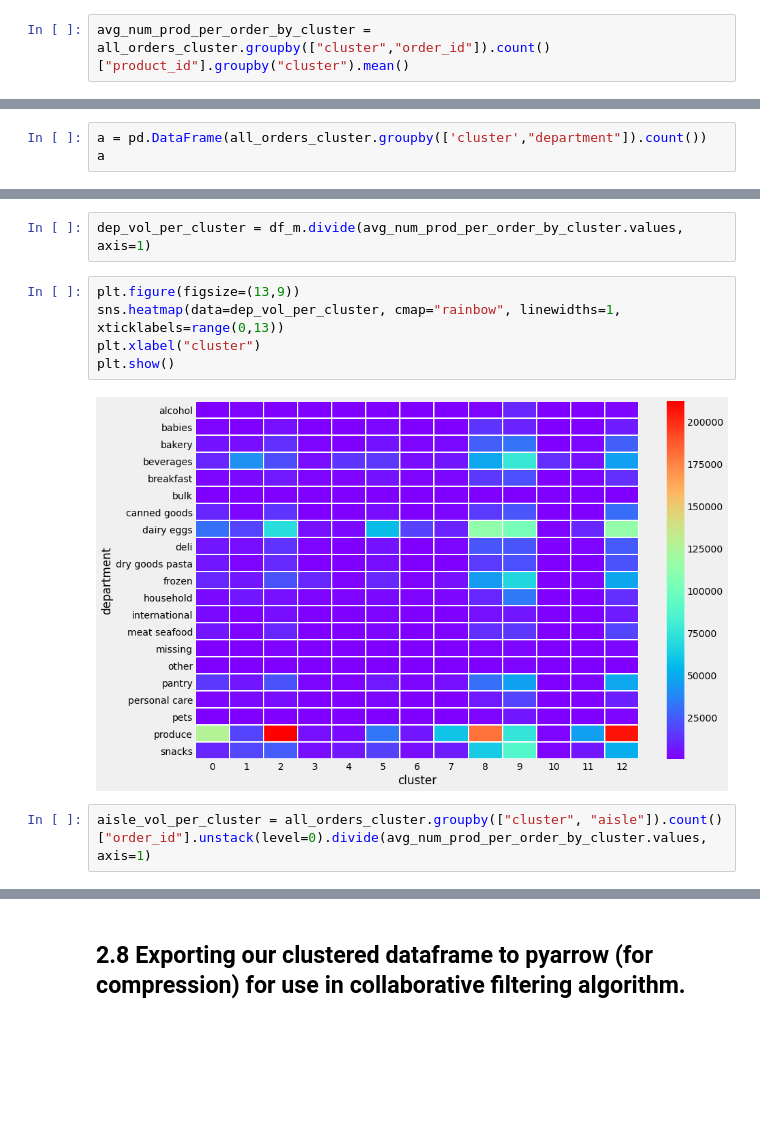
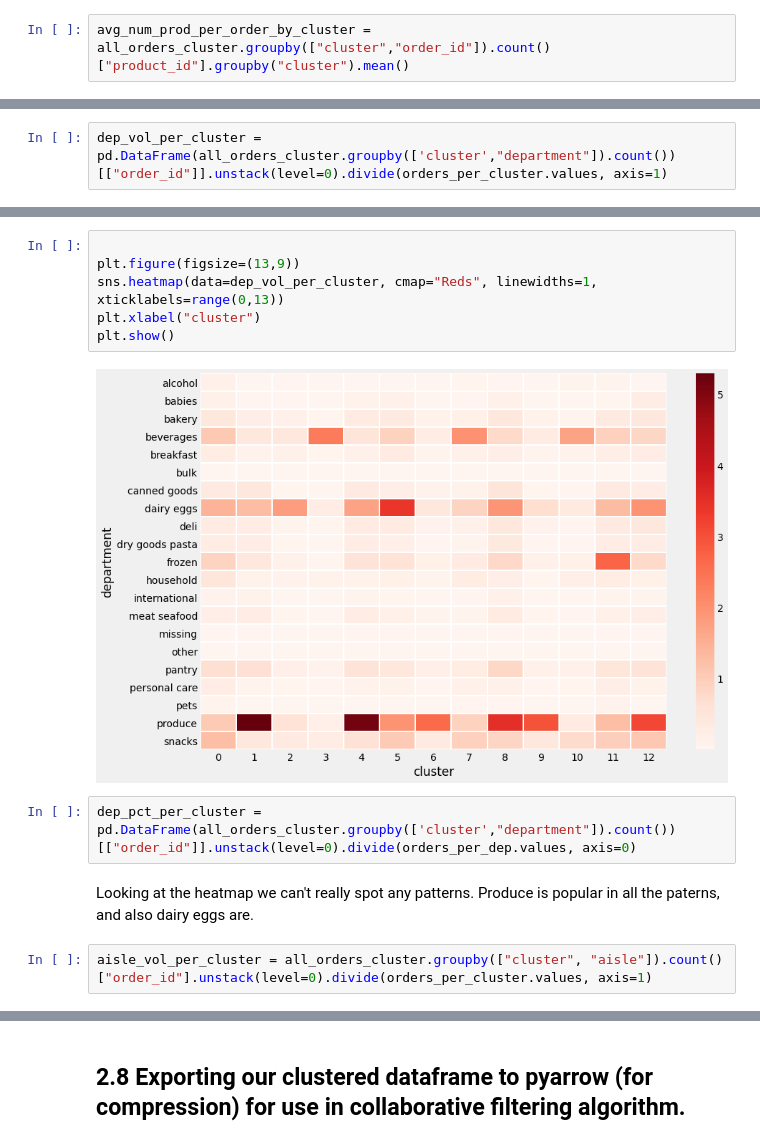
Before and after one commit to lmo272/instacart-product-recommender, a Jupyter notebook: 2_Clustering/2_clustering.ipynb, the cells around one changed output, grey strips where cells are left out. Cells and saved outputs as stored; diff of their text form; blank space fills up the shorter version.

```diff
--- a/2_Clustering/2_clustering.ipynb
+++ b/2_Clustering/2_clustering.ipynb
@@ -386,3 +373,2 @@ plt.show()
 # %%
-a = pd.DataFrame(all_orders_cluster.groupby(['cluster',"department"]).count())
-a
+dep_vol_per_cluster = pd.DataFrame(all_orders_cluster.groupby(['cluster',"department"]).count())[["order_id"]].unstack(level=0).divide(orders_per_cluster.values, axis=1)
@@ -428,13 +375,16 @@ df_m
-# %%
-dep_vol_per_cluster = df_m.divide(avg_num_prod_per_order_by_cluster.values, axis=1)
 # %%
+
 plt.figure(figsize=(13,9))
-sns.heatmap(data=dep_vol_per_cluster, cmap="rainbow", linewidths=1, xticklabels=range(0,13))
+sns.heatmap(data=dep_vol_per_cluster, cmap="Reds", linewidths=1, xticklabels=range(0,13))
 plt.xlabel("cluster")
 plt.show()
 # %% [output]
-[figure, old version]
+[figure, new version]
+# %%
+dep_pct_per_cluster = pd.DataFrame(all_orders_cluster.groupby(['cluster',"department"]).count())[["order_id"]].unstack(level=0).divide(orders_per_dep.values, axis=0)
+# %% [markdown]
+Looking at the heatmap we can't really spot any patterns. Produce is popular in all the paterns, and also dairy eggs are.
 # %%
-aisle_vol_per_cluster = all_orders_cluster.groupby(["cluster", "aisle"]).count()["order_id"].unstack(level=0).divide(avg_num_prod_per_order_by_cluster.values, axis=1)
+aisle_vol_per_cluster = all_orders_cluster.groupby(["cluster", "aisle"]).count()["order_id"].unstack(level=0).divide(orders_per_cluster.values, axis=1)
 # %%
 plt.figure(figsize=(9,13))
```
Also changed, not shown: parts of 22 cells of this notebook.
